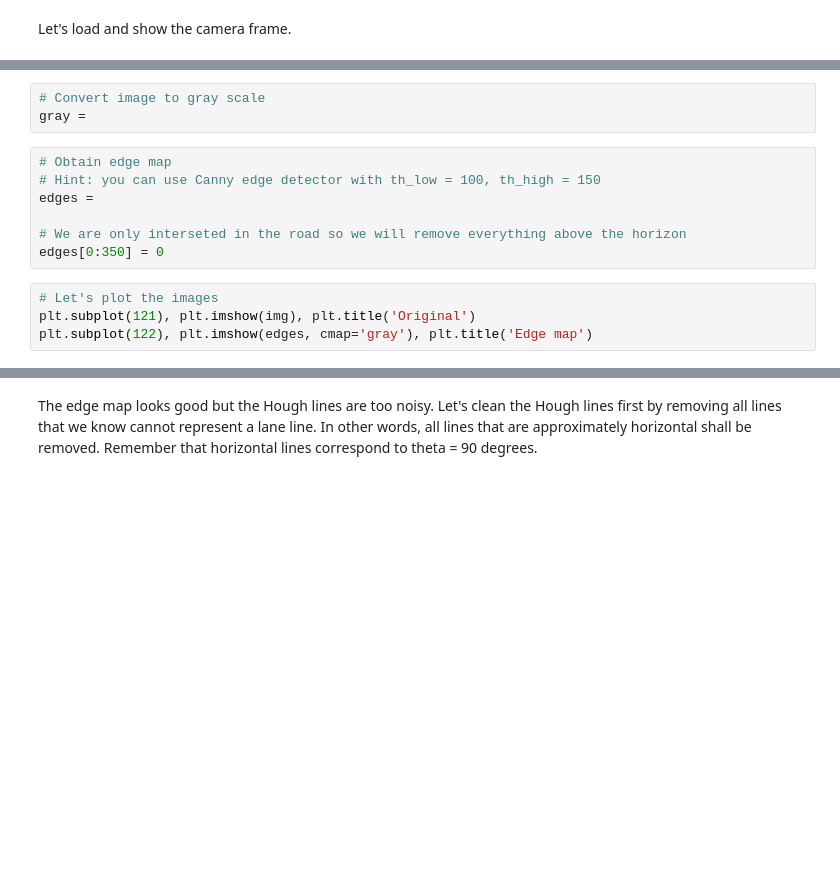
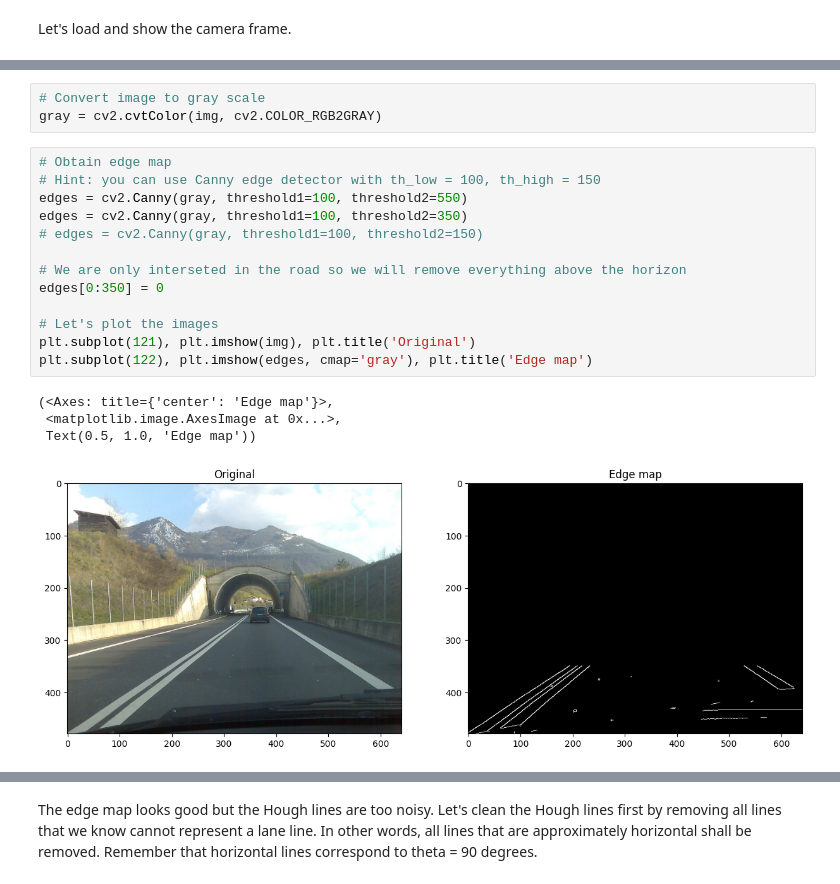
Before and after one commit to KlymentievMaksym/MMROKZ, a Jupyter notebook: Lab4/Lab4.ipynb, the cells around one changed output, grey strips where cells are left out. Cells and saved outputs as stored; diff of their text form; blank space fills up the shorter version.

```diff
--- a/Lab4/Lab4.ipynb
+++ b/Lab4/Lab4.ipynb
@@ -21,17 +24,24 @@ plt.imshow(img)
 # %%
 # Convert image to gray scale
-gray =
+gray = cv2.cvtColor(img, cv2.COLOR_RGB2GRAY)
 # %%
 # Obtain edge map
 # Hint: you can use Canny edge detector with th_low = 100, th_high = 150
-edges =
+edges = cv2.Canny(gray, threshold1=100, threshold2=550)
+edges = cv2.Canny(gray, threshold1=100, threshold2=350)
+# edges = cv2.Canny(gray, threshold1=100, threshold2=150)
 
 # We are only interseted in the road so we will remove everything above the horizon
 edges[0:350] = 0
+
+# Let's plot the images
+plt.subplot(121), plt.imshow(img), plt.title('Original')
+plt.subplot(122), plt.imshow(edges, cmap='gray'), plt.title('Edge map')
+# %% [output]
+(<Axes: title={'center': 'Edge map'}>,
+ <matplotlib.image.AxesImage at 0x...>,
+ Text(0.5, 1.0, 'Edge map'))
+[figure, added]
-# %%
-# Let's plot the images
-plt.subplot(121), plt.imshow(img), plt.title('Original')
-plt.subplot(122), plt.imshow(edges, cmap='gray'), plt.title('Edge map')
 # %%
 # Apply Hough transform to parametrize the lines
 # Hint 1: Offset resolution of 2 pixels and slope resolution of 2 degrees work well in this case
```
Also changed, not shown: parts of 7 cells of this notebook, 2 other files.
